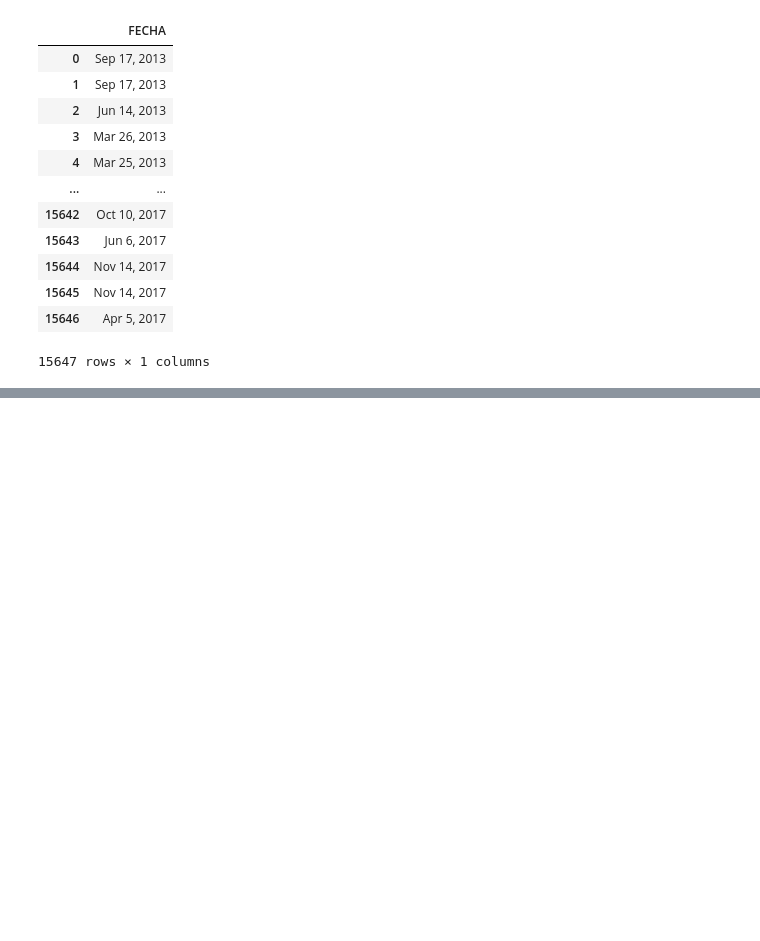
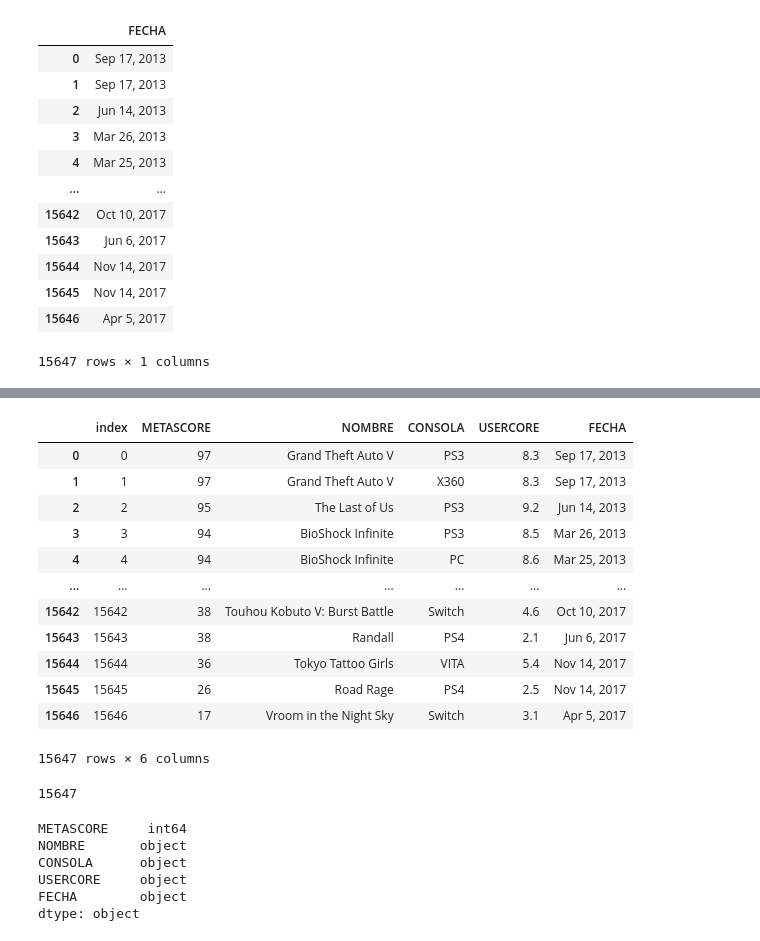
Before and after one commit to Yalenigomez/WALMART, a Jupyter notebook: Walmart.ipynb, the cells around one changed output, grey strips where cells are left out. Cells and saved outputs as stored; diff of their text form; code cells hidden in the pictures; blank space fills up the shorter version.

```diff
--- a/Walmart.ipynb
+++ b/Walmart.ipynb
@@ -129,0 +147,31 @@ DF_Resultado.describe()
+# %%
+DF_Resultado.reset_index()
+# %% [output]
+|  | index | METASCORE | NOMBRE | CONSOLA | USERCORE | FECHA |
+| 0 | 0 | 97 | Grand Theft Auto V | PS3 | 8.3 | Sep 17, 2013 |
+| 1 | 1 | 97 | Grand Theft Auto V | X360 | 8.3 | Sep 17, 2013 |
+| 2 | 2 | 95 | The Last of Us | PS3 | 9.2 | Jun 14, 2013 |
+| 3 | 3 | 94 | BioShock Infinite | PS3 | 8.5 | Mar 26, 2013 |
+| 4 | 4 | 94 | BioShock Infinite | PC | 8.6 | Mar 25, 2013 |
+| ... | ... | ... | ... | ... | ... | ... |
+| 15642 | 15642 | 38 | Touhou Kobuto V: Burst Battle | Switch | 4.6 | Oct 10, 2017 |
+| 15643 | 15643 | 38 | Randall | PS4 | 2.1 | Jun 6, 2017 |
+| 15644 | 15644 | 36 | Tokyo Tattoo Girls | VITA | 5.4 | Nov 14, 2017 |
+| 15645 | 15645 | 26 | Road Rage | PS4 | 2.5 | Nov 14, 2017 |
+| 15646 | 15646 | 17 | Vroom in the Night Sky | Switch | 3.1 | Apr 5, 2017 |
+15647 rows × 6 columns
+# %%
+#RECUENTO
+len (DF_Resultado)
+# %% [output]
+15647
+# %%
+#Tipo de datos
+DF_Resultado.dtypes
+# %% [output]
+METASCORE     int64
+NOMBRE       object
+CONSOLA      object
+USERCORE     object
+FECHA        object
+dtype: object
```
Also changed, not shown: parts of 6 cells of this notebook.
